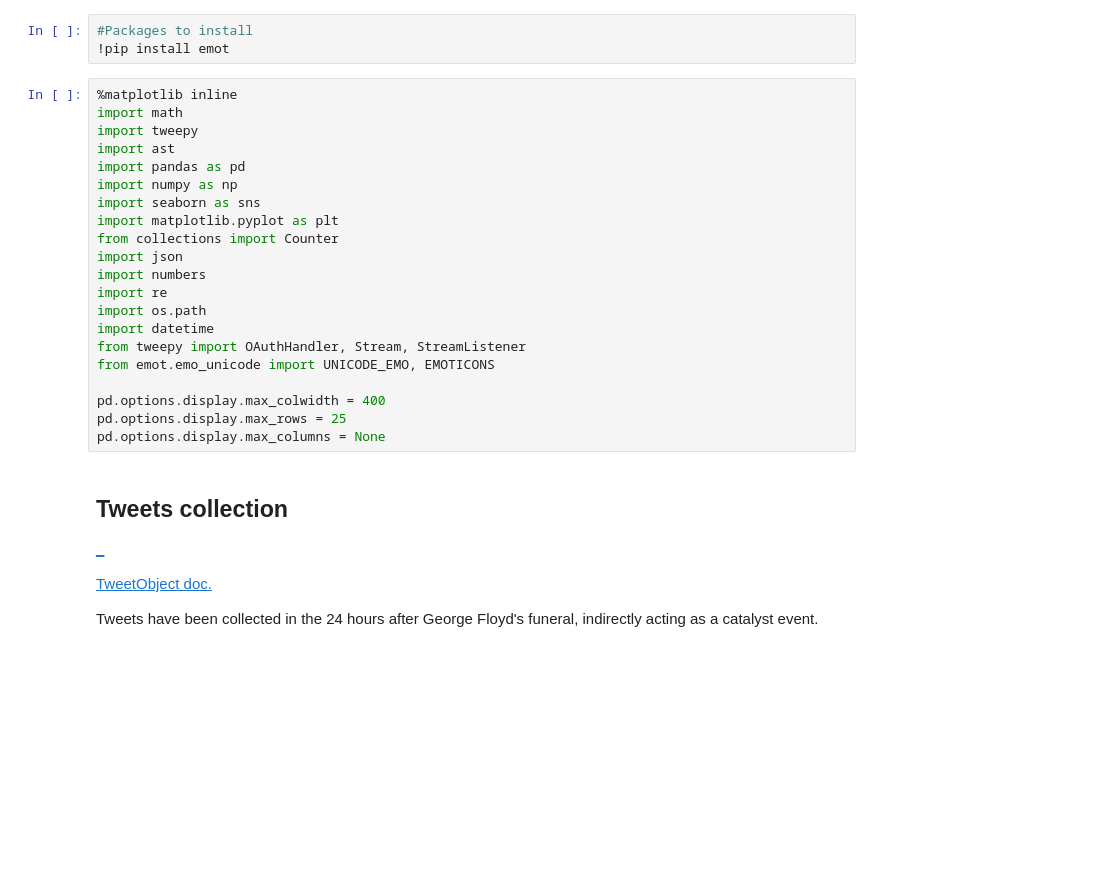
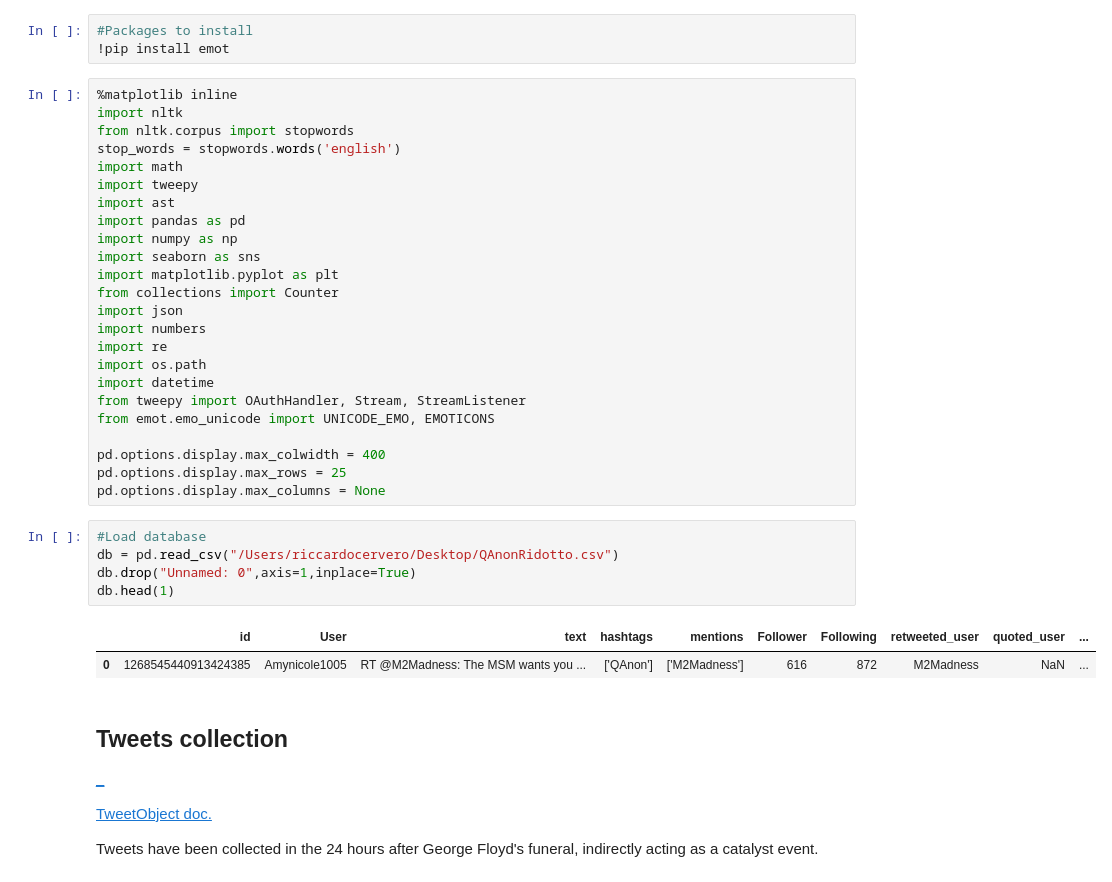
Before and after one commit to RCrvro/Social-Media-Analytics-Project, a Jupyter notebook: Social Media Analytics - Project.ipynb, the cells around one changed output. Saved outputs shown, nothing was run; the diff lists cells and outputs as text; blank space fills up the shorter version.

```diff
--- a/Social Media Analytics - Project.ipynb
+++ b/Social Media Analytics - Project.ipynb
@@ -5,6 +5,9 @@
 !pip install emot
 # %%
 %matplotlib inline
+import nltk
+from nltk.corpus import stopwords
+stop_words = stopwords.words('english')
 import math
 import tweepy
 import ast
@@ -24,6 +27,14 @@ from emot.emo_unicode import UNICODE_EMO, EMOTICONS
 pd.options.display.max_colwidth = 400
 pd.options.display.max_rows = 25
 pd.options.display.max_columns = None
+# %%
+#Load database
+db = pd.read_csv("/Users/riccardocervero/Desktop/QAnonRidotto.csv")
+db.drop("Unnamed: 0",axis=1,inplace=True)
+db.head(1)
+# %% [output]
+|  | id | User | text | hashtags | mentions | Follower | Following | retweeted_user | quoted_user | ... |
+| 0 | 1268545440913424385 | Amynicole1005 | RT @M2Madness: The MSM wants you ... | ['QAnon'] | ['M2Madness'] | 616 | 872 | M2Madness | NaN | ... |
 # %% [markdown]
 ## Tweets collection
 [_](https://github.com/lorenzofamiglini/Social-Media-Analytics/blob/master/Progetto_Social_Media_tweepy_stream.ipynb)
```
Also changed, not shown: parts of 11 cells of this notebook.
